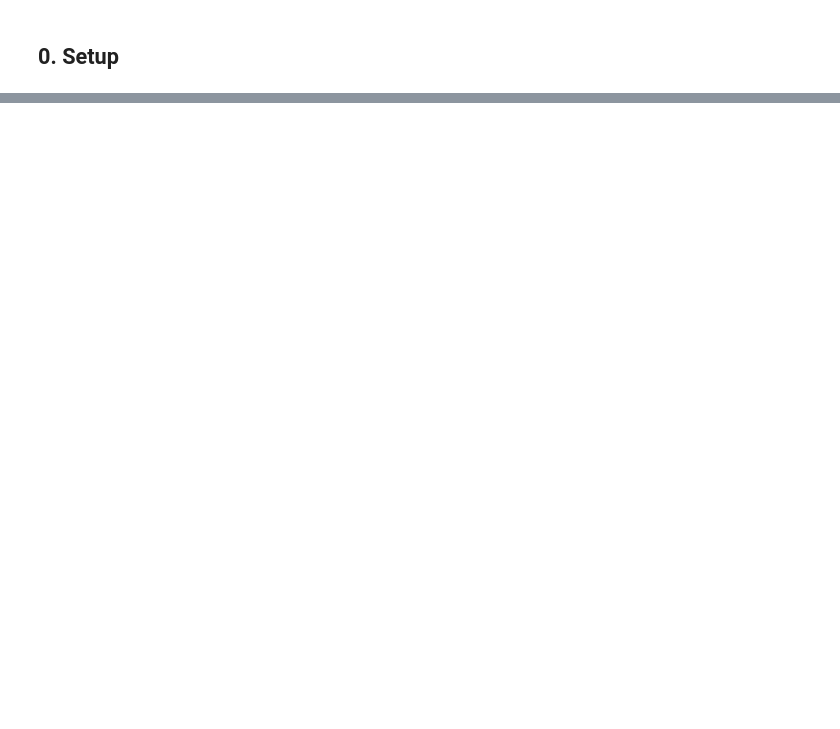
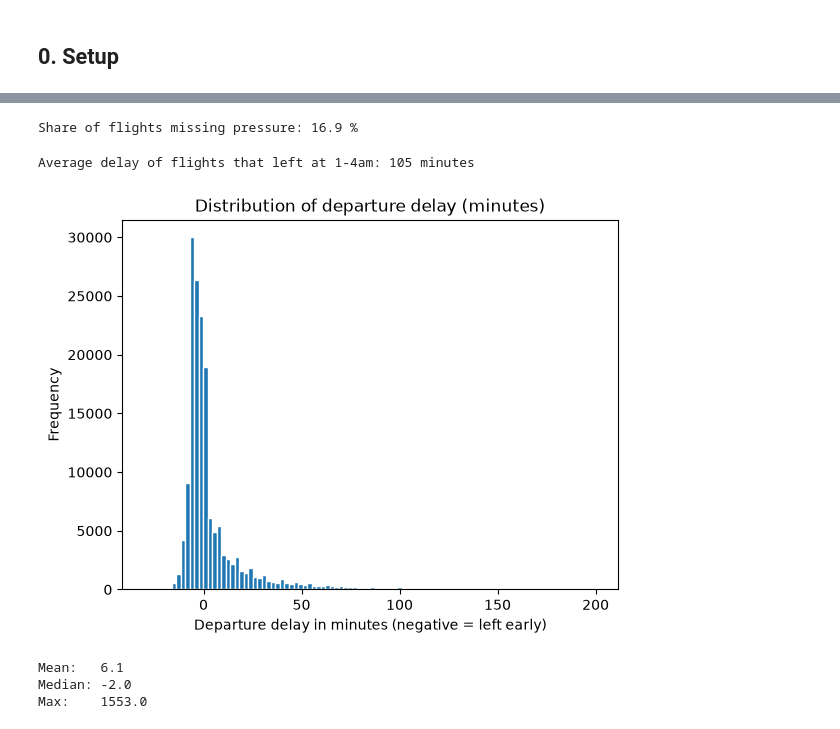
Before and after one commit to seyhasenganz/my-sql-assignment, a Jupyter notebook: flight_weather_analysis/Flight_Weather_Delay_Analysis.ipynb, the cells around one changed output, grey strips where cells are left out. Cells and saved outputs as stored; diff of their text form; code cells hidden in the pictures; blank space fills up the shorter version.

```diff
--- a/flight_weather_analysis/Flight_Weather_Delay_Analysis.ipynb
+++ b/flight_weather_analysis/Flight_Weather_Delay_Analysis.ipynb
@@ -750,0 +84,9 @@ This is the version we recommend.
+# %%
+# Drop columns where every value is missing
+df_flights = df_flights.dropna(axis=1, how='all')
+
+# 'date' in the weather file repeats year, month, day and hour, so we do not need it
+df_weather = df_weather.drop(columns='date')
+
+print('Flights:', df_flights.shape)
+print('Weather:', df_weather.shape)
@@ -750,0 +295,28 @@ This is the version we recommend.
+# %%
+# Problem 3: pressure is missing for many flights
+print('Share of flights missing pressure:', round(df['pressure'].isnull().mean() * 100, 1), '%')
+# %% [output]
+Share of flights missing pressure: 16.9 %
+# %%
+# Problem 4: 'hour' is the hour the flight ACTUALLY left, not the hour it was scheduled
+# Example: a flight scheduled at 19:00 that is 3 hours late shows hour = 22
+# Look at flights that left between 1am and 4am - they are all very late
+print('Average delay of flights that left at 1-4am:',
+      round(df[df['hour'].isin([1, 2, 3, 4])]['dep_delay'].mean()), 'minutes')
+# %% [output]
+Average delay of flights that left at 1-4am: 105 minutes
+# %%
+# Problem 5: the delay distribution is lopsided - a few very late flights pull the average up
+df['dep_delay'].plot(kind='hist', bins=100, edgecolor='white', range=(-30, 200))
+plt.title('Distribution of departure delay (minutes)')
+plt.xlabel('Departure delay in minutes (negative = left early)')
+plt.show()
+
+print('Mean:  ', round(df['dep_delay'].mean(), 1))
+print('Median:', df['dep_delay'].median())
+print('Max:   ', df['dep_delay'].max())
+# %% [output]
+[figure, added]
+Mean:   6.1
+Median: -2.0
+Max:    1553.0
```
Also changed, not shown: parts of 113 cells of this notebook, 1 other file.
